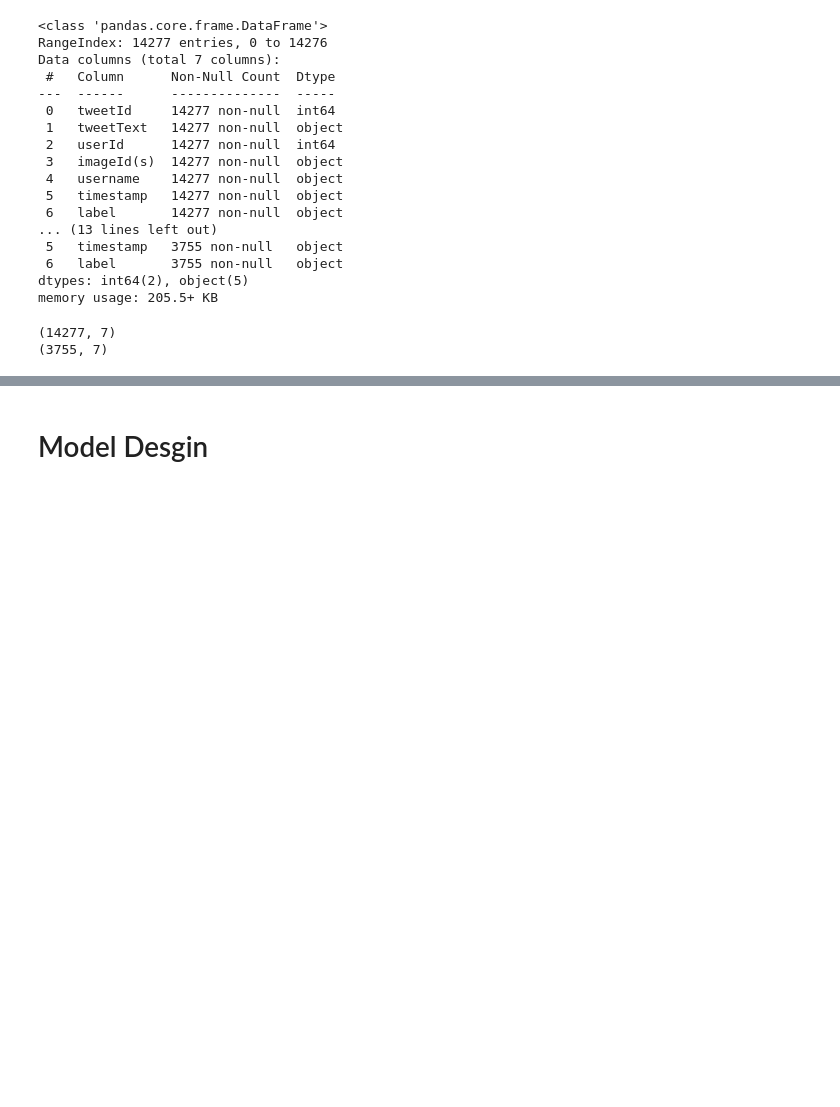
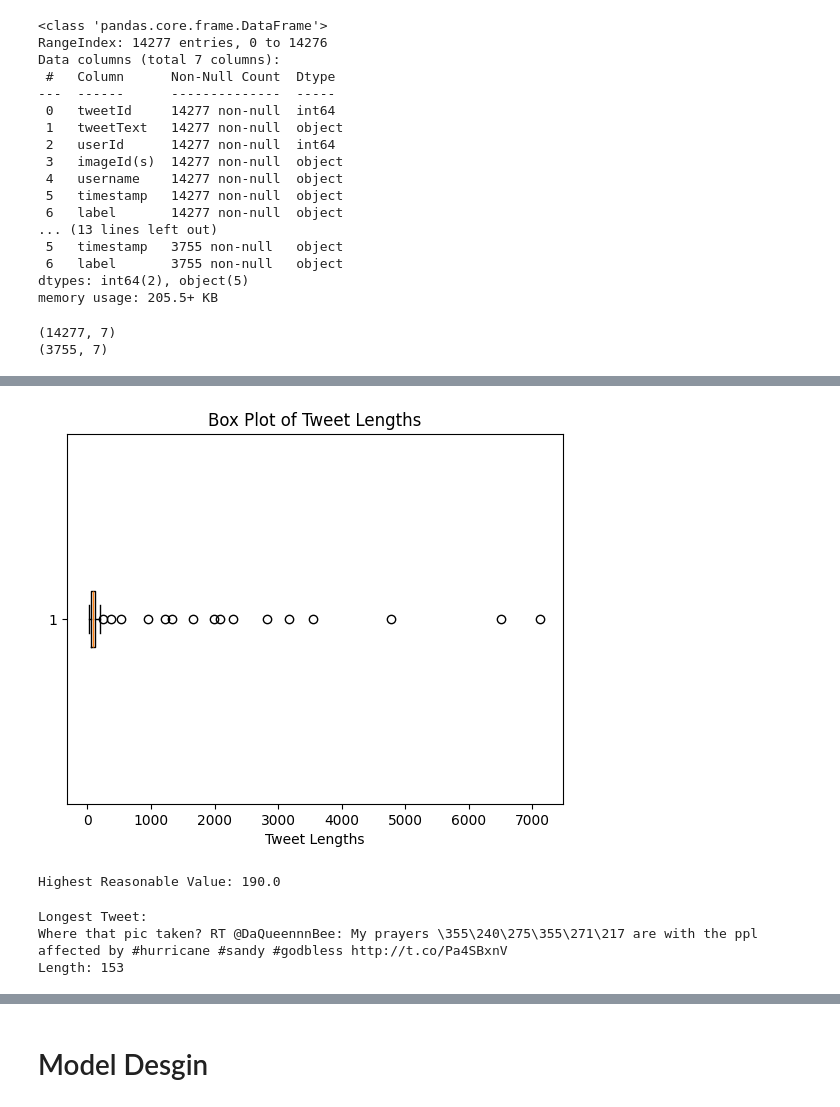
Before and after one commit to tee1g21/Machine-Learning-Technologies-Coursework, a Jupyter notebook: mediaEval.ipynb, the cells around one changed output, grey strips where cells are left out. Saved outputs shown, nothing was run; the diff lists cells and outputs as text; code cells hidden in the pictures; blank space fills up the shorter version.

```diff
--- a/mediaEval.ipynb
+++ b/mediaEval.ipynb
@@ -162,0 +230,29 @@ print(testLangs)
+# %%
+#compare lengths of tweets in training
+train_df["tweetLength"] = train_df["tweetText"].apply(len)
+
+bp = plt.boxplot(train_df["tweetLength"], vert=False)
+
+max_legit_value = bp["whiskers"][1].get_data()[0][1]
+
+plt.title("Box Plot of Tweet Lengths")
+plt.xlabel("Tweet Lengths")
+plt.show()
+
+print(f"Highest Reasonable Value: {max_legit_value}")
+# %% [output]
+[figure, added]
+Highest Reasonable Value: 190.0
+# %%
+#investigate 16 outliers
+top_indices = train_df["tweetLength"].nlargest(16).index
+longest_tweets = train_df.loc[top_indices, "tweetText"]
+#print(longest_tweets)
+
+#used to debug longest tweet cause
+n = 3
+print(f"Longest Tweet:\n{longest_tweets.values[n]}\nLength: {len(longest_tweets.values[n])}")
+# %% [output]
+Longest Tweet:
+Where that pic taken? RT @DaQueennnBee: My prayers \355\240\275\355\271\217 are with the ppl affected by #hurricane #sandy #godbless http://t.co/Pa4SBxnV
+Length: 153
```
Also changed, not shown: parts of 12 cells of this notebook.
